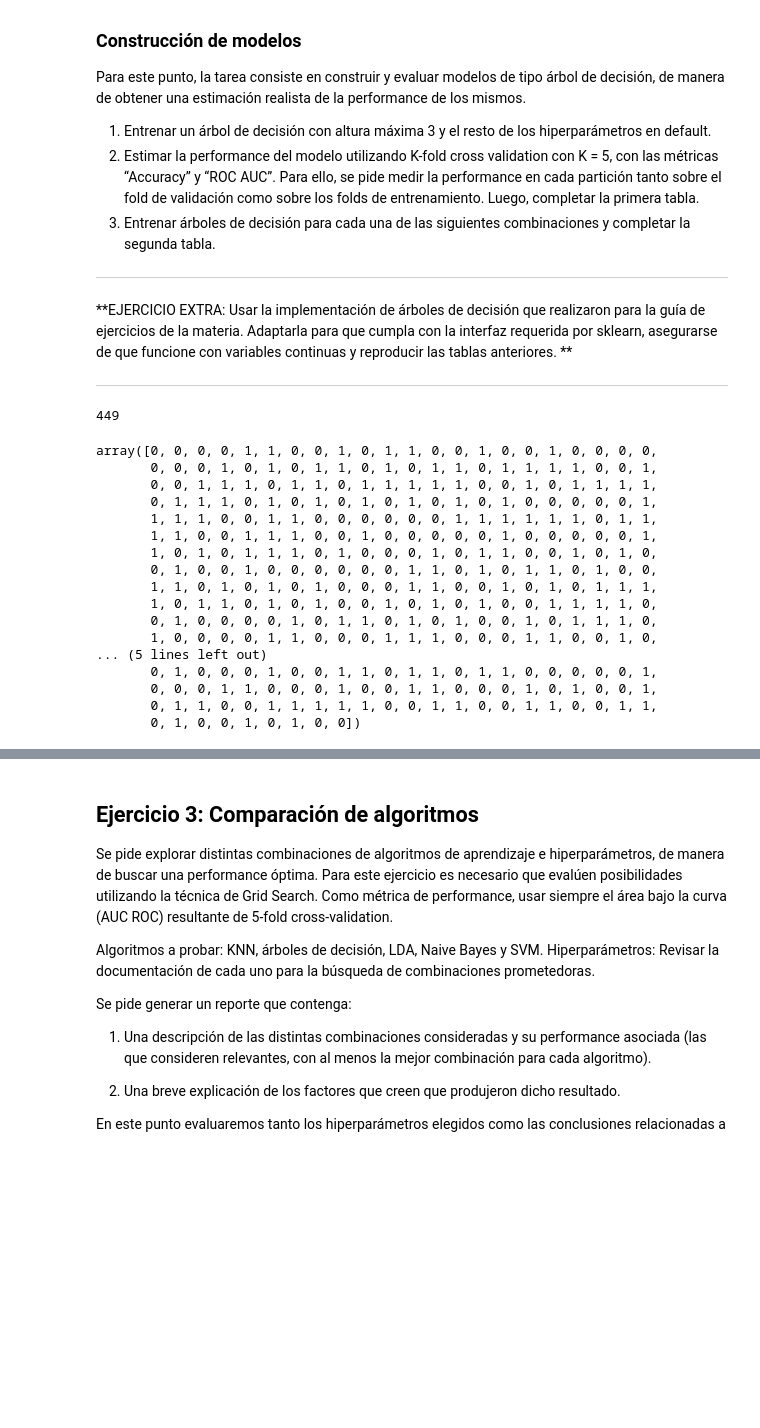
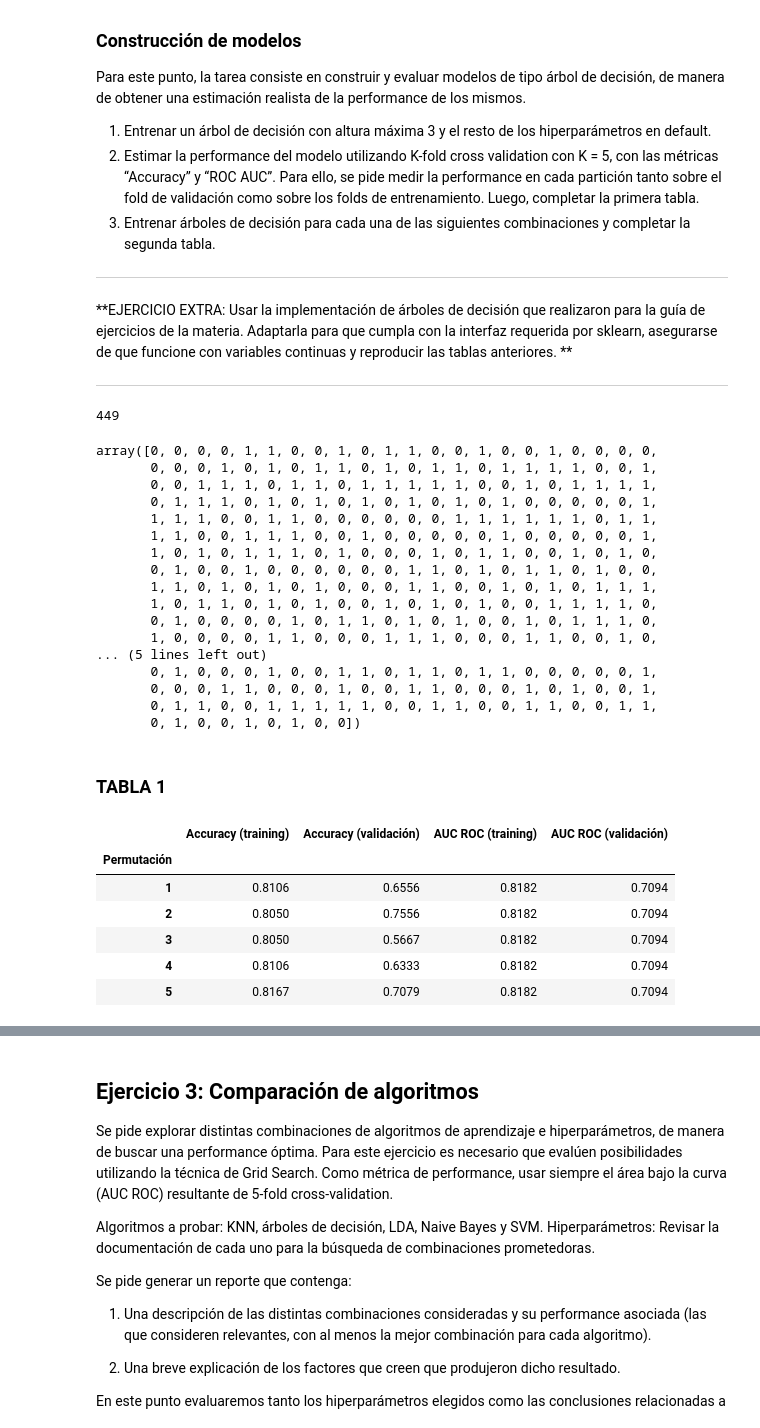
Before and after one commit to ilebrero/Aprendizaje-Automatico, a Jupyter notebook: TP1/TP1.ipynb, the cells around one changed output, grey strips where cells are left out. Cells and saved outputs as stored; diff of their text form; code cells hidden in the pictures; blank space fills up the shorter version.

```diff
--- a/TP1/TP1.ipynb
+++ b/TP1/TP1.ipynb
@@ -204,8 +204,13 @@ y_eval_np = np.array(y_eval).ravel()
 
 ########################################################
 
-#arbol = DecisionTreeClassifier(max_depth=3)
-arbol = MiClasificadorArbol(max_depth=3)
+### Arbol de sklearn ###
+arbol = DecisionTreeClassifier(max_depth=3)
+
+### Arbol propio ###
+#TODO: Reimplementar iterativamente, tarda demasiado
+#arbol = MiClasificadorArbol(max_depth=3)
+
 display(len(X_dev_np))
 display(y_dev_np)
 arbol.fit(X_dev_np, y_dev_np)
@@ -265,33 +270,41 @@ df["Accuracy (training)"]   = accuracy_train     # cambiar por accuracies_traini
 df["Accuracy (validación)"] = accuracy_validation  # cambiar por accuracies_validation
 df["AUC ROC (training)"]    = roc_train      # cambiar por aucs_training
 df["AUC ROC (validación)"]  = roc_validation    # cambiar por aucs_validation
 
 display(HTML("<h3> TABLA 1 </h3>"))
 display(df)
 
 # Descomentar las siguientes líneas para graficar el resultado
 # df.plot(kind="bar")
 # plt.legend(loc='upper left', bbox_to_anchor=(1.0, 1.0))
 # plt.show()
 # %% [output]
 449
 array([0, 0, 0, 0, 1, 1, 0, 0, 1, 0, 1, 1, 0, 0, 1, 0, 0, 1, 0, 0, 0, 0,
        0, 0, 0, 1, 0, 1, 0, 1, 1, 0, 1, 0, 1, 1, 0, 1, 1, 1, 1, 0, 0, 1,
        0, 0, 1, 1, 1, 0, 1, 1, 0, 1, 1, 1, 1, 1, 0, 0, 1, 0, 1, 1, 1, 1,
        0, 1, 1, 1, 0, 1, 0, 1, 0, 1, 0, 1, 0, 1, 0, 1, 0, 0, 0, 0, 0, 1,
        1, 1, 1, 0, 0, 1, 1, 0, 0, 0, 0, 0, 0, 1, 1, 1, 1, 1, 1, 0, 1, 1,
        1, 1, 0, 0, 1, 1, 1, 0, 0, 1, 0, 0, 0, 0, 0, 1, 0, 0, 0, 0, 0, 1,
        1, 0, 1, 0, 1, 1, 1, 0, 1, 0, 0, 0, 1, 0, 1, 1, 0, 0, 1, 0, 1, 0,
        0, 1, 0, 0, 1, 0, 0, 0, 0, 0, 0, 1, 1, 0, 1, 0, 1, 1, 0, 1, 0, 0,
        1, 1, 0, 1, 0, 1, 0, 1, 0, 0, 0, 1, 1, 0, 0, 1, 0, 1, 0, 1, 1, 1,
        1, 0, 1, 1, 0, 1, 0, 1, 0, 0, 1, 0, 1, 0, 1, 0, 0, 1, 1, 1, 1, 0,
        0, 1, 0, 0, 0, 0, 1, 0, 1, 1, 0, 1, 0, 1, 0, 0, 1, 0, 1, 1, 1, 0,
        1, 0, 0, 0, 0, 1, 1, 0, 0, 0, 1, 1, 1, 0, 0, 0, 1, 1, 0, 0, 1, 0,
 ... (5 lines left out)
        0, 1, 0, 0, 0, 1, 0, 0, 1, 1, 0, 1, 1, 0, 1, 1, 0, 0, 0, 0, 0, 1,
        0, 0, 0, 1, 1, 0, 0, 0, 1, 0, 0, 1, 1, 0, 0, 0, 1, 0, 1, 0, 0, 1,
        0, 1, 1, 0, 0, 1, 1, 1, 1, 1, 0, 0, 1, 1, 0, 0, 1, 1, 0, 0, 1, 1,
        0, 1, 0, 0, 1, 0, 1, 0, 0])
+TABLA 1
+|  | Accuracy (training) | Accuracy (validación) | AUC ROC (training) | AUC ROC (validación) |
+| Permutación |  |  |  |  |
+| 1 | 0.8106 | 0.6556 | 0.8182 | 0.7094 |
+| 2 | 0.8050 | 0.7556 | 0.8182 | 0.7094 |
+| 3 | 0.8050 | 0.5667 | 0.8182 | 0.7094 |
+| 4 | 0.8106 | 0.6333 | 0.8182 | 0.7094 |
+| 5 | 0.8167 | 0.7079 | 0.8182 | 0.7094 |
 # %%
 resultados_training   = []
 resultados_validation = []
```
Also changed, not shown: parts of 2 cells of this notebook.
